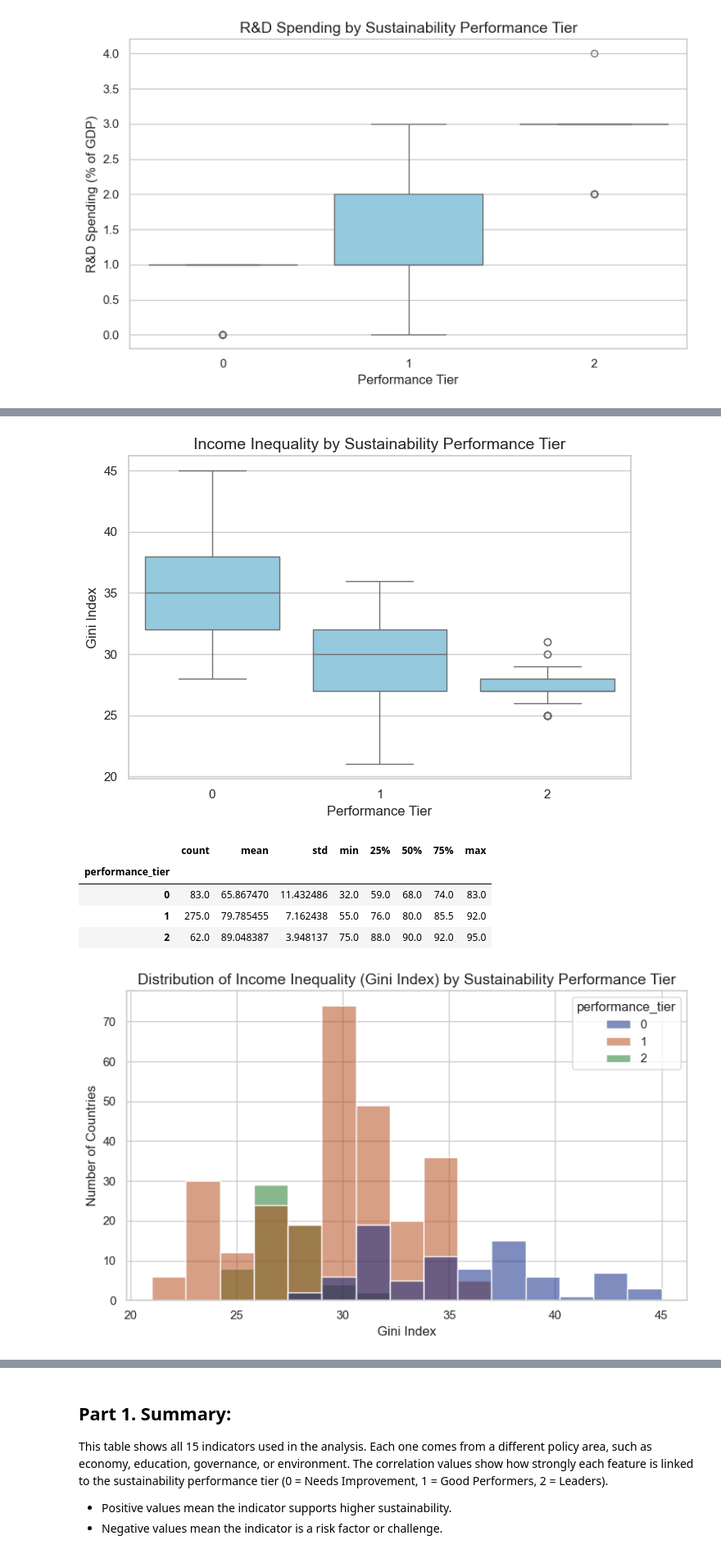
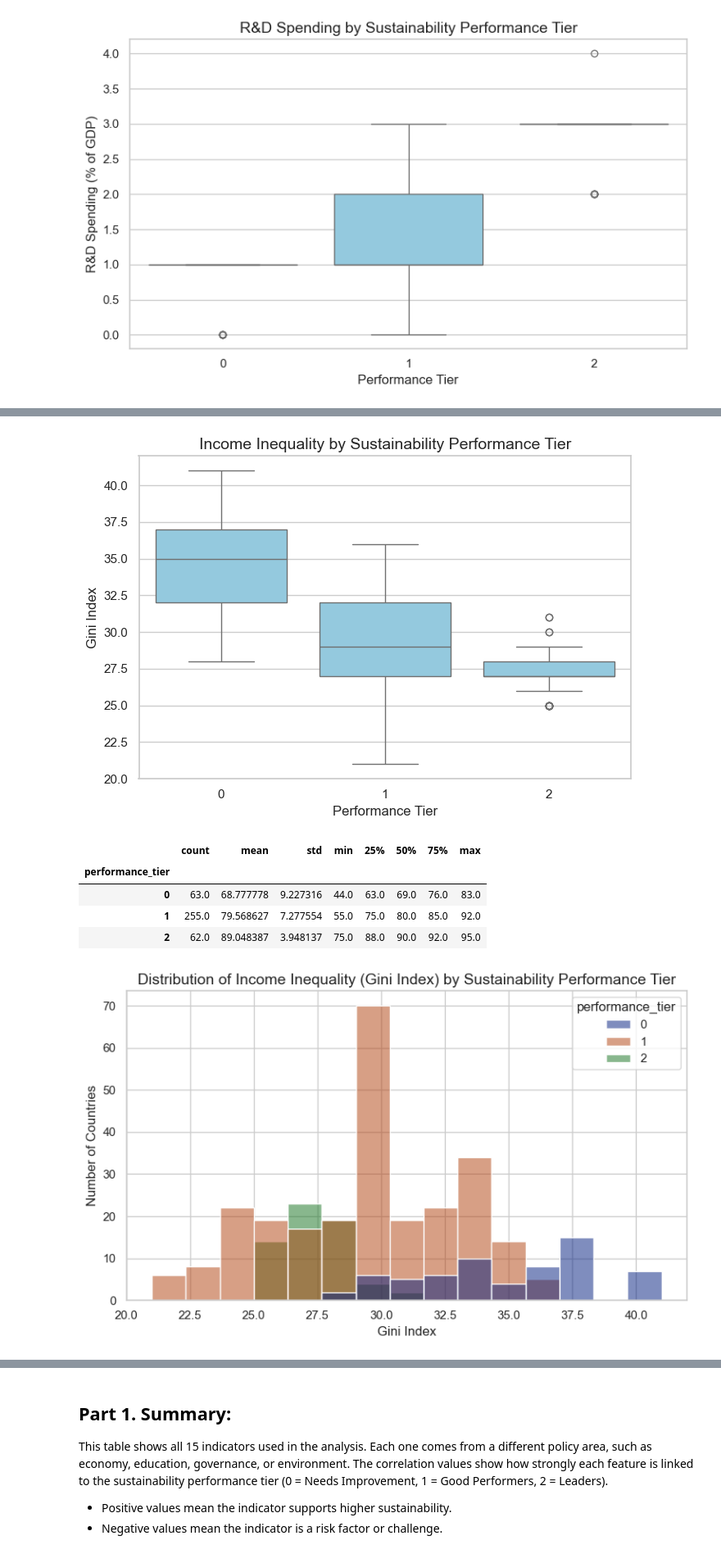
Before and after one commit to nbilai/Project_B_Bilai_Nataliia, a Jupyter notebook: project_final_nataliia_bilai.ipynb, the cells around one changed output, grey strips where cells are left out. Shown at 82% size. Drawn from its saved outputs; the diff is of its cells as text; code cells hidden in the pictures.

```diff
--- a/project_final_nataliia_bilai.ipynb
+++ b/project_final_nataliia_bilai.ipynb
@@ -85,0 +77,3 @@ Name: count, dtype: int64
+# %%
+# Drop rows with missing values
+df_clean = df.dropna()
@@ -471,6 +498,6 @@ plt.show()
 # %%
 plt.figure(figsize=(7, 5))
-sns.boxplot(data=df, x='performance_tier', y='sdg10_gini', color="skyblue")
+sns.boxplot(data=df_clean, x='performance_tier', y='sdg10_gini', color="skyblue")
 
 plt.title("Income Inequality by Sustainability Performance Tier", fontsize=14)
 plt.xlabel("Performance Tier")
@@ -478,27 +505,27 @@ plt.ylabel("Gini Index")
 plt.tight_layout()
 plt.show()
 # %% [output]
-[figure, old version]
+[figure, new version]
 # %%
-df.groupby('performance_tier')['sdg16_rsf'].describe()
+df_clean.groupby('performance_tier')['sdg16_rsf'].describe()
 # %% [output]
 |  | count | mean | std | min | 25% | 50% | 75% | max |
 | performance_tier |  |  |  |  |  |  |  |  |
-| 0 | 83.0 | 65.867470 | 11.432486 | 32.0 | 59.0 | 68.0 | 74.0 | 83.0 |
-| 1 | 275.0 | 79.785455 | 7.162438 | 55.0 | 76.0 | 80.0 | 85.5 | 92.0 |
+| 0 | 63.0 | 68.777778 | 9.227316 | 44.0 | 63.0 | 69.0 | 76.0 | 83.0 |
+| 1 | 255.0 | 79.568627 | 7.277554 | 55.0 | 75.0 | 80.0 | 85.0 | 92.0 |
 | 2 | 62.0 | 89.048387 | 3.948137 | 75.0 | 88.0 | 90.0 | 92.0 | 95.0 |
 # %%
 sns.set(style="whitegrid")
 
 plt.figure(figsize=(8, 5))
-sns.histplot(data=df, x='sdg10_gini', hue='performance_tier', bins=15, palette='dark', edgecolor='white')
+sns.histplot(data=df_clean, x='sdg10_gini', hue='performance_tier', bins=15, palette='dark', edgecolor='white')
 
 plt.title("Distribution of Income Inequality (Gini Index) by Sustainability Performance Tier", fontsize=14)
 plt.xlabel("Gini Index")
 plt.ylabel("Number of Countries")
 plt.tight_layout()
 plt.show()
 # %% [output]
-[figure, old version]
+[figure, new version]
 # %%
 plt.figure(figsize=(7, 5))
```
Also changed, not shown: parts of 48 cells of this notebook.
